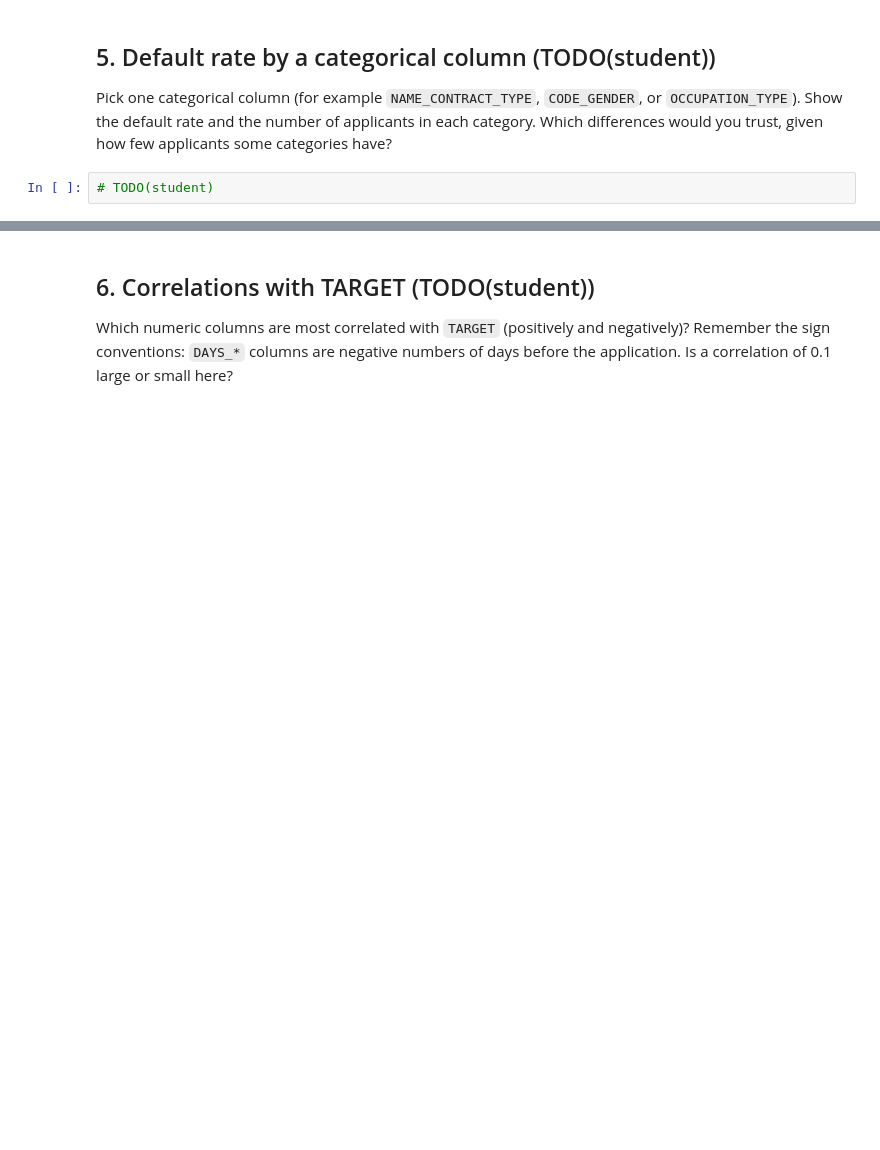
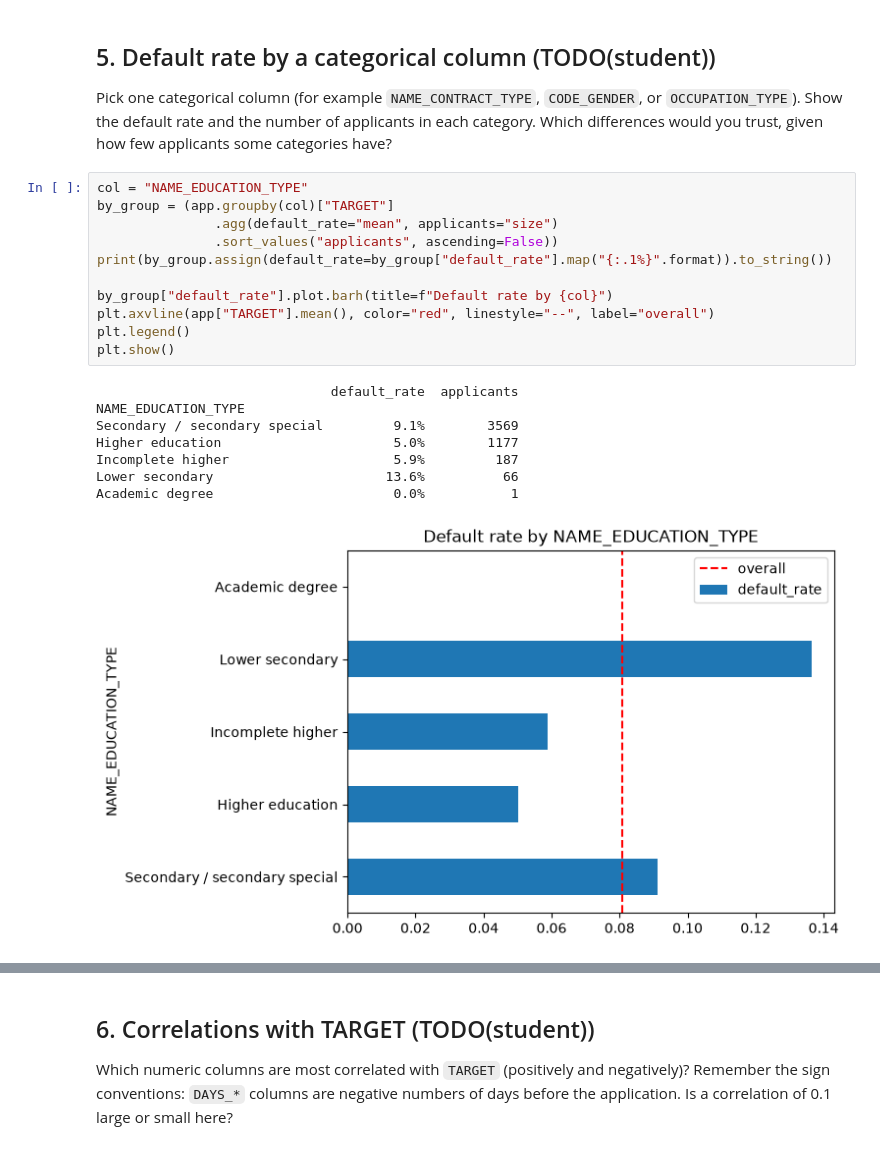
Before and after one commit to nguyennminh/ITAI-4153-Final-Project, a Jupyter notebook: credit-risk-week1/notebooks/01_eda.ipynb, the cells around one changed output, grey strips where cells are left out. Saved outputs shown, nothing was run; the diff lists cells and outputs as text; blank space fills up the shorter version.

```diff
--- a/credit-risk-week1/notebooks/01_eda.ipynb
+++ b/credit-risk-week1/notebooks/01_eda.ipynb
@@ -56,4 +152,22 @@ Pick one categorical column (for example `NAME_CONTRACT_TYPE`, `CODE_GENDER`, or
 `OCCUPATION_TYPE`). Show the default rate and the number of applicants in each category.
 Which differences would you trust, given how few applicants some categories have?
 # %%
-# TODO(student)
+col = "NAME_EDUCATION_TYPE"
+by_group = (app.groupby(col)["TARGET"]
+               .agg(default_rate="mean", applicants="size")
+               .sort_values("applicants", ascending=False))
+print(by_group.assign(default_rate=by_group["default_rate"].map("{:.1%}".format)).to_string())
+
+by_group["default_rate"].plot.barh(title=f"Default rate by {col}")
+plt.axvline(app["TARGET"].mean(), color="red", linestyle="--", label="overall")
+plt.legend()
+plt.show()
+# %% [output]
+                              default_rate  applicants
+NAME_EDUCATION_TYPE
+Secondary / secondary special         9.1%        3569
+Higher education                      5.0%        1177
+Incomplete higher                     5.9%         187
+Lower secondary                      13.6%          66
+Academic degree                       0.0%           1
+[figure, added]
```
Also changed, not shown: parts of 10 cells of this notebook, 6 other files.
